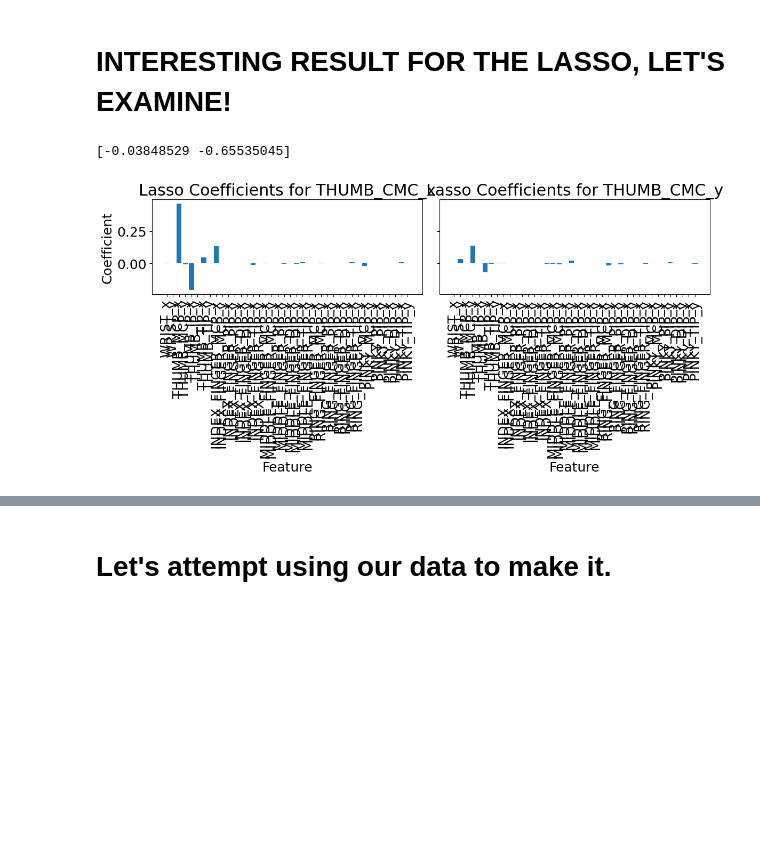
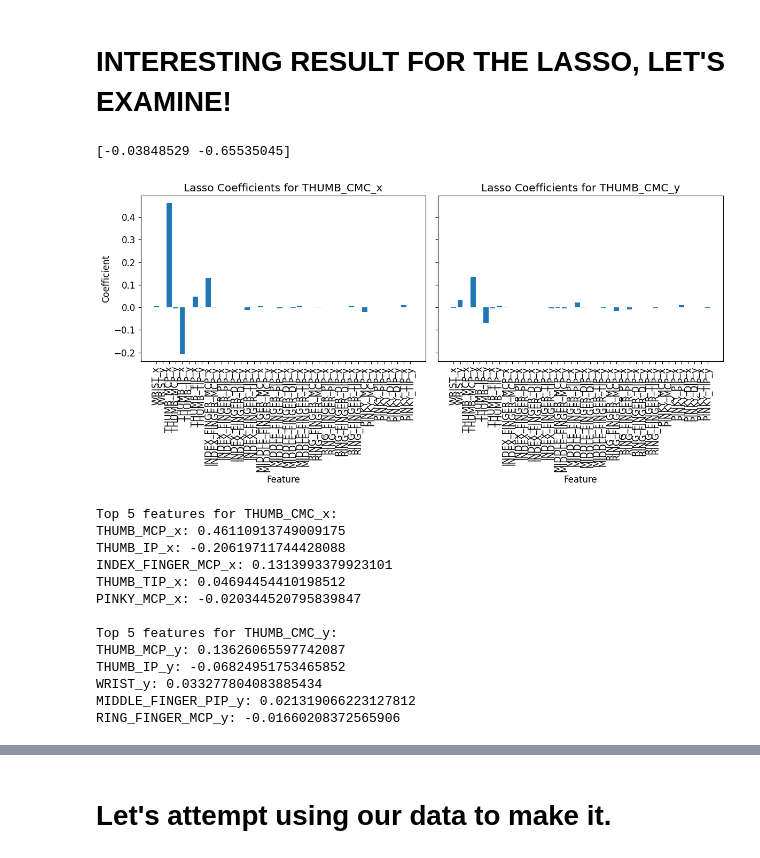
Before and after one commit to MarekTran/hypothenar-inferrence, a Jupyter notebook: main.ipynb, the cells around one changed output, grey strips where cells are left out. Cells and saved outputs as stored; diff of their text form; code cells hidden in the pictures; blank space fills up the shorter version.

```diff
--- a/main.ipynb
+++ b/main.ipynb
@@ -1908,32 +1984,62 @@ FINISHED
 # %%
 # Load
 best_lasso_model = None
 with open("output/Lasso/Lasso_random_57837.pkl", "rb") as file:
     best_lasso_model = pickle.load(file)
 
+# with open("output/Lasso_no_thumb/Lasso_no_thumb_random_57837.pkl", "rb") as file:
+#     best_lasso_model = pickle.load(file).model
+
 print(best_lasso_model.named_steps['lasso'].intercept_)
+plt.rcParams.update({'font.size': 12})
 
 # Create subplots
 fig, axes = plt.subplots(1, 2, figsize=(12, 6), sharey=True)
-
 # Plot first bar chart
 axes[0].bar(flattened_hand_keypoints_no_thumb_CMC, best_lasso_model.named_steps['lasso'].coef_[0])
 axes[0].set_xticks(range(len(flattened_hand_keypoints_no_thumb_CMC)))
 axes[0].set_xticklabels(flattened_hand_keypoints_no_thumb_CMC, rotation=90)
 axes[0].set_xlabel('Feature')
 axes[0].set_ylabel('Coefficient')
 axes[0].set_title('Lasso Coefficients for THUMB_CMC_x')
 
 # Plot second bar chart
 axes[1].bar(flattened_hand_keypoints_no_thumb_CMC, best_lasso_model.named_steps['lasso'].coef_[1])
 axes[1].set_xticks(range(len(flattened_hand_keypoints_no_thumb_CMC)))
 axes[1].set_xticklabels(flattened_hand_keypoints_no_thumb_CMC, rotation=90)
 axes[1].set_xlabel('Feature')
 axes[1].set_title('Lasso Coefficients for THUMB_CMC_y')
 
 # Adjust layout
 plt.tight_layout()
 plt.show()
+
+# Print which feature and its coefficient
+# Sort by highest absolute value (influence) and print top 5 for x and y
+# for x
+sorted_indices_x = np.argsort(np.abs(best_lasso_model.named_steps['lasso'].coef_[0]))[::-1]
+print("Top 5 features for THUMB_CMC_x:")
+for i in range(5):
+    print(f"{flattened_hand_keypoints_no_thumb_CMC[sorted_indices_x[i]]}: {best_lasso_model.named_steps['lasso'].coef_[0][sorted_indices_x[i]]}")
+
+# for y
+sorted_indices_y = np.argsort(np.abs(best_lasso_model.named_steps['lasso'].coef_[1]))[::-1]
+print("\nTop 5 features for THUMB_CMC_y:")
+for i in range(5):
+    print(f"{flattened_hand_keypoints_no_thumb_CMC[sorted_indices_y[i]]}: {best_lasso_model.named_steps['lasso'].coef_[1][sorted_indices_y[i]]}")
 # %% [output]
 [-0.03848529 -0.65535045]
-[figure, old version]
+[figure, new version]
+Top 5 features for THUMB_CMC_x:
+THUMB_MCP_x: 0.46110913749009175
+THUMB_IP_x: -0.20619711744428088
+INDEX_FINGER_MCP_x: 0.1313993379923101
+THUMB_TIP_x: 0.04694454410198512
+PINKY_MCP_x: -0.020344520795839847
+
+Top 5 features for THUMB_CMC_y:
+THUMB_MCP_y: 0.13626065597742087
+THUMB_IP_y: -0.06824951753465852
+WRIST_y: 0.033277804083885434
+MIDDLE_FINGER_PIP_y: 0.021319066223127812
+RING_FINGER_MCP_y: -0.01660208372565906
```
Also changed, not shown: parts of 31 cells of this notebook.
